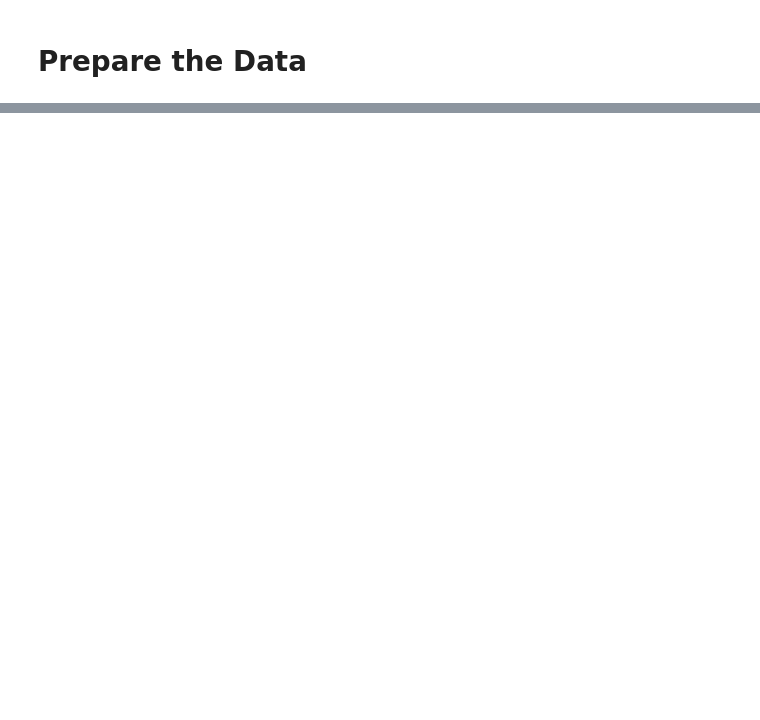
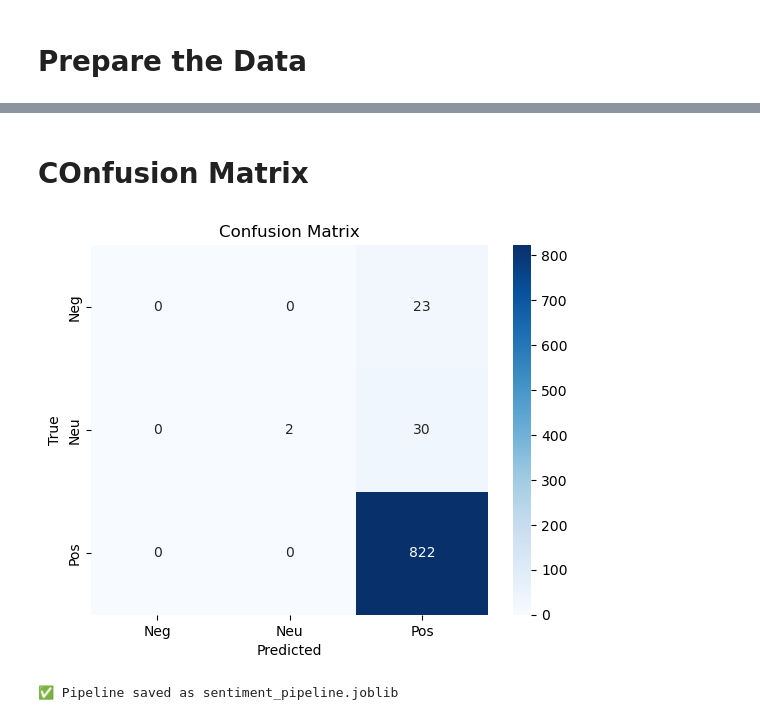
Before and after one commit to baggiyam/project-nlp-business-case-automated-customers-reviews-v2, a Jupyter notebook: sentiment_classification_baseline.ipynb, the cells around one changed output, grey strips where cells are left out. Drawn from its saved outputs; the diff is of its cells as text; code cells hidden in the pictures; blank space fills up the shorter version.

Commit message:
Basic model

```diff
--- a/sentiment_classification_baseline.ipynb
+++ b/sentiment_classification_baseline.ipynb
@@ -44,0 +91,7 @@ KeyError: 'review_text'
+# %%
+pipeline = Pipeline([
+    ('tfidf', TfidfVectorizer(ngram_range=(1, 2), max_features=10000)),  # MODIFIED
+    ('clf', LogisticRegression(max_iter=300))  # MODIFIED
+])
+
+pipeline.fit(X_train, y_train)
@@ -44,0 +102,14 @@ KeyError: 'review_text'
+# %%
+param_grid = {
+    'tfidf__max_features': [5000, 10000],
+    'tfidf__ngram_range': [(1, 1), (1, 2)],
+    'clf__C': [0.1, 1, 10],
+    'clf__penalty': ['l2'],
+    'clf__solver': ['lbfgs', 'liblinear']
+}
+
+# Setup GridSearchCV
+grid_search = GridSearchCV(pipeline, param_grid, cv=3, verbose=2, n_jobs=-1)
+
+# Fit to training data
+grid_search.fit(X_train, y_train)
@@ -44,0 +152,4 @@ KeyError: 'review_text'
+# %%
+best_model = grid_search.best_estimator_
+# %%
+y_pred = best_model.predict(X_test)
@@ -44,0 +189,19 @@ KeyError: 'review_text'
+# %% [markdown]
+# COnfusion Matrix
+# %%
+cm = confusion_matrix(y_test, y_pred)
+sns.heatmap(cm, annot=True, fmt='d', cmap='Blues',
+            xticklabels=['Neg', 'Neu', 'Pos'],
+            yticklabels=['Neg', 'Neu', 'Pos'])
+plt.title("Confusion Matrix")
+plt.xlabel("Predicted")
+plt.ylabel("True")
+plt.show()
+# %% [output]
+[figure, added]
+# %%
+
+joblib.dump(pipeline, 'sentiment_pipeline.joblib')
+print("✅ Pipeline saved as sentiment_pipeline.joblib")
+# %% [output]
+✅ Pipeline saved as sentiment_pipeline.joblib
```
Also changed, not shown: parts of 16 cells of this notebook, 3 other files.
